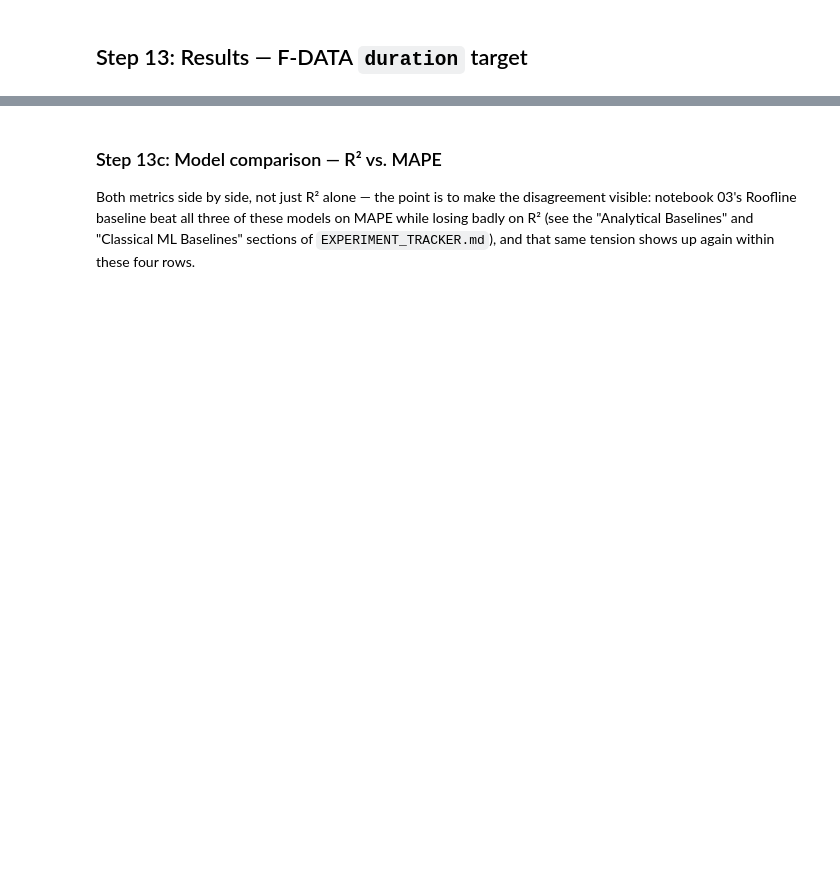
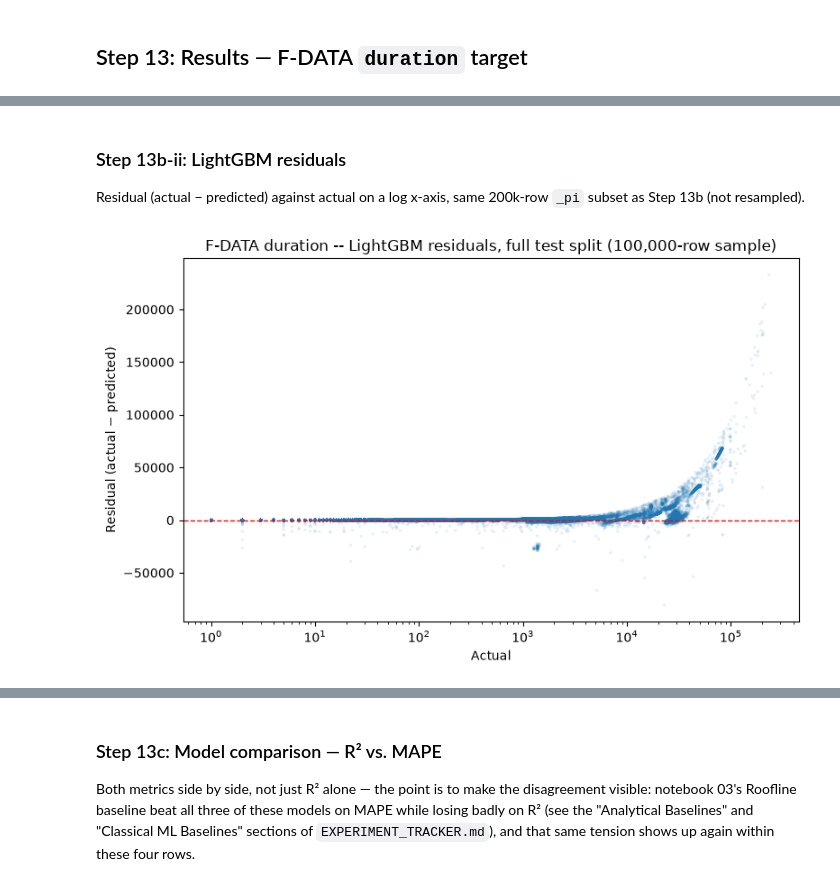
Before and after one commit to Tituz175/hpc-dl-enhanced, a Jupyter notebook: notebooks/05_classical_ml_baselines.ipynb, the cells around one changed output, grey strips where cells are left out. Saved outputs shown, nothing was run; the diff lists cells and outputs as text; code cells hidden in the pictures; blank space fills up the shorter version.

```diff
--- a/notebooks/05_classical_ml_baselines.ipynb
+++ b/notebooks/05_classical_ml_baselines.ipynb
@@ -412,0 +448,13 @@ plt.show()
+# %% [markdown]
+### Step 13b-ii: LightGBM residuals
+
+Residual (actual − predicted) against actual on a log x-axis, same 200k-row `_pi` subset as Step 13b (not resampled).
+# %%
+fig = plotting.plot_residuals(
+    y_test_raw[_pi], lgbm_pred_raw_plot,
+    f"F-DATA duration -- LightGBM residuals, full test split ({_plot_n:,}-row sample)"
+)
+fig.savefig(FIGURES_DIR / "fdata_residuals.png", dpi=150, bbox_inches="tight")
+plt.show()
+# %% [output]
+[figure, added]
```
Also changed, not shown: parts of 43 cells of this notebook, 14 other files.
